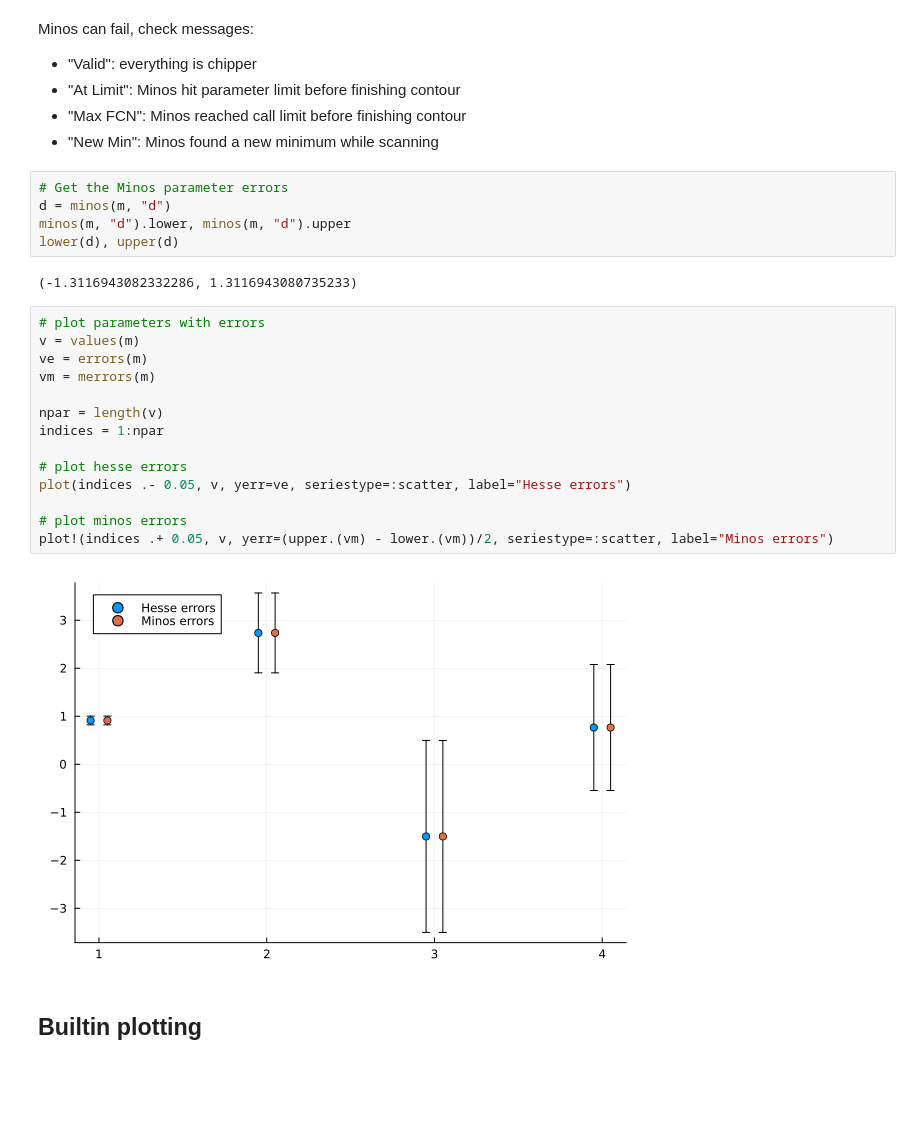
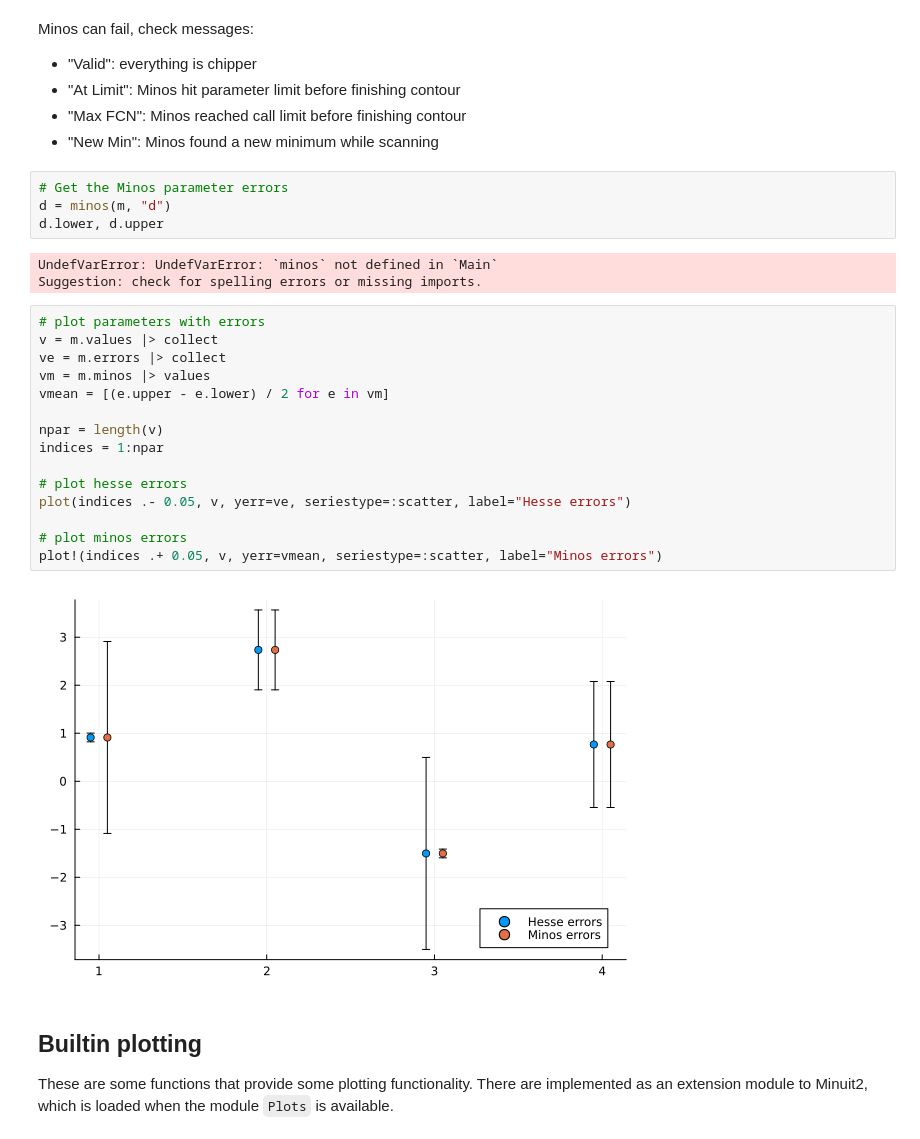
Before and after one commit to JuliaHEP/Minuit2.jl, a Jupyter notebook: examples/introduction.ipynb, the cells around one changed output. Saved outputs shown, nothing was run; the diff lists cells and outputs as text; blank space fills up the shorter version.

```diff
--- a/examples/introduction.ipynb
+++ b/examples/introduction.ipynb
@@ -297,28 +298,31 @@ Minos can fail, check messages:
 # %%
 # Get the Minos parameter errors
 d = minos(m, "d")
-minos(m, "d").lower, minos(m, "d").upper
-lower(d), upper(d)
+d.lower, d.upper
 # %% [output]
-(-1.3116943082332286, 1.3116943080735233)
+UndefVarError: UndefVarError: `minos` not defined in `Main`
+Suggestion: check for spelling errors or missing imports.
 # %%
 # plot parameters with errors
-v = values(m)
-ve = errors(m)
-vm = merrors(m)
+v = m.values |> collect
+ve = m.errors |> collect
+vm = m.minos |> values
+vmean = [(e.upper - e.lower) / 2 for e in vm]
 
 npar = length(v)
 indices = 1:npar
 
 # plot hesse errors
 plot(indices .- 0.05, v, yerr=ve, seriestype=:scatter, label="Hesse errors")
 
 # plot minos errors
-plot!(indices .+ 0.05, v, yerr=(upper.(vm) - lower.(vm))/2, seriestype=:scatter, label="Minos errors")
+plot!(indices .+ 0.05, v, yerr=vmean, seriestype=:scatter, label="Minos errors")
 # %% [output]
-[figure, old version]
+[figure, new version]
-# %% [markdown]
-## Builtin plotting
+# %% [markdown]
+## Builtin plotting
+
+These are some functions that provide some plotting functionality. There are implemented as an extension module to Minuit2, which is loaded when the module `Plots` is available.
 # %%
 draw_contour(m, "d", "c", bound=4, subtract_min=false)
 # %% [output]
```
Also changed, not shown: parts of 15 cells of this notebook, 16 other files.
